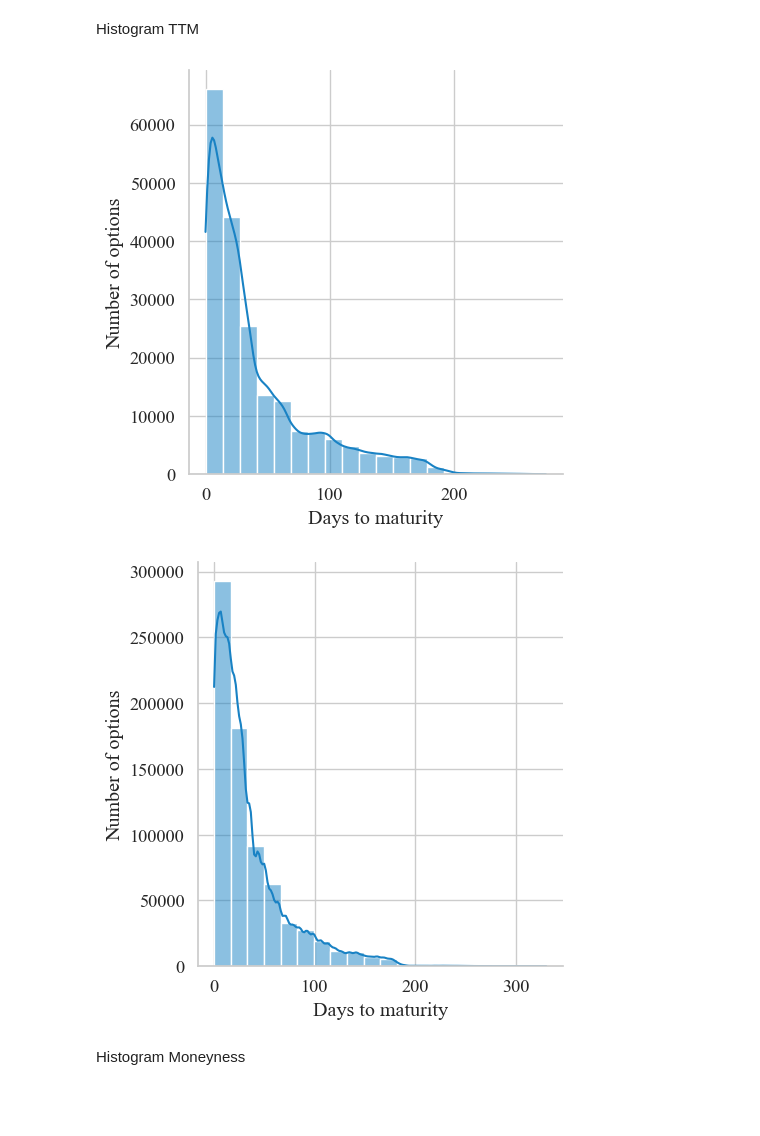
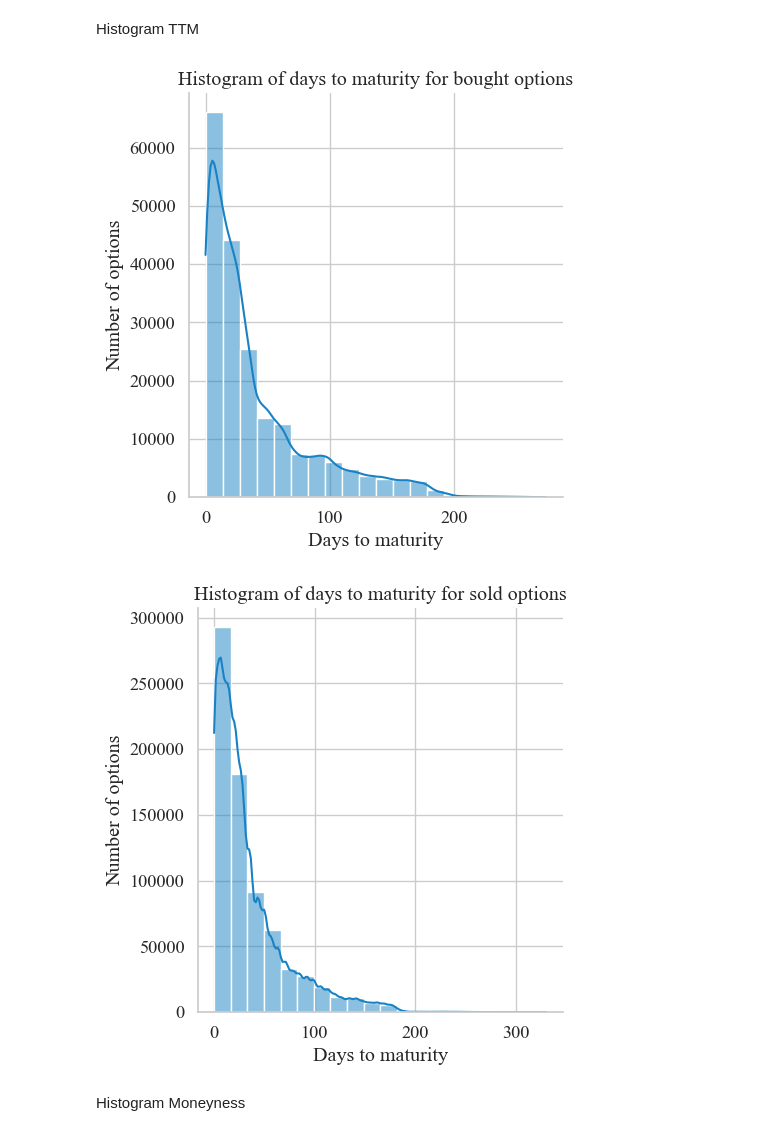
Before and after one commit to erlend-rygg/deep-learning-for-option-pricing, a Jupyter notebook: results_analysis/backtesting/trading_behaviour.ipynb, the cells around one changed output. Cells and saved outputs as stored; diff of their text form; code cells hidden in the pictures; blank space fills up the shorter version.

```diff
--- a/results_analysis/backtesting/trading_behaviour.ipynb
+++ b/results_analysis/backtesting/trading_behaviour.ipynb
@@ -80,17 +80,20 @@ hist_sold = sold_groups.filter(lambda x: x['Position_this_opt'].iloc[0] < 0)
 Histogram TTM
 # %%
 sns.displot(data=hist_bought, x='TTM', bins=20, color=color, kde=True)
+# Add title
+plt.title('Histogram of days to maturity for bought options')
 plt.xlabel('Days to maturity')
 plt.ylabel('Number of options')
 plt.show()
 
 sns.displot(data=hist_sold, x='TTM', bins=20, color=color, kde=True)
+plt.title('Histogram of days to maturity for sold options')
 plt.xlabel('Days to maturity')
 plt.ylabel('Number of options')
 plt.show()
 # %% [output]
-[figure, old version]
+[figure, new version]
-[figure, old version]
+[figure, new version]
 # %% [markdown]
 Histogram Moneyness
 # %%
```
Also changed, not shown: parts of 6 cells of this notebook, 1 other file.
